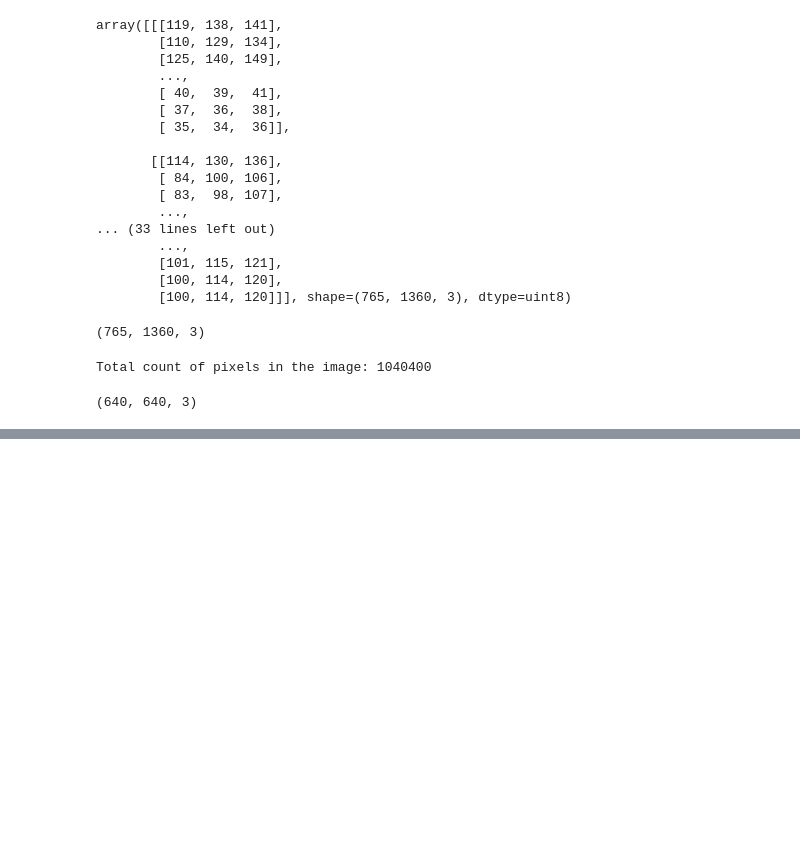
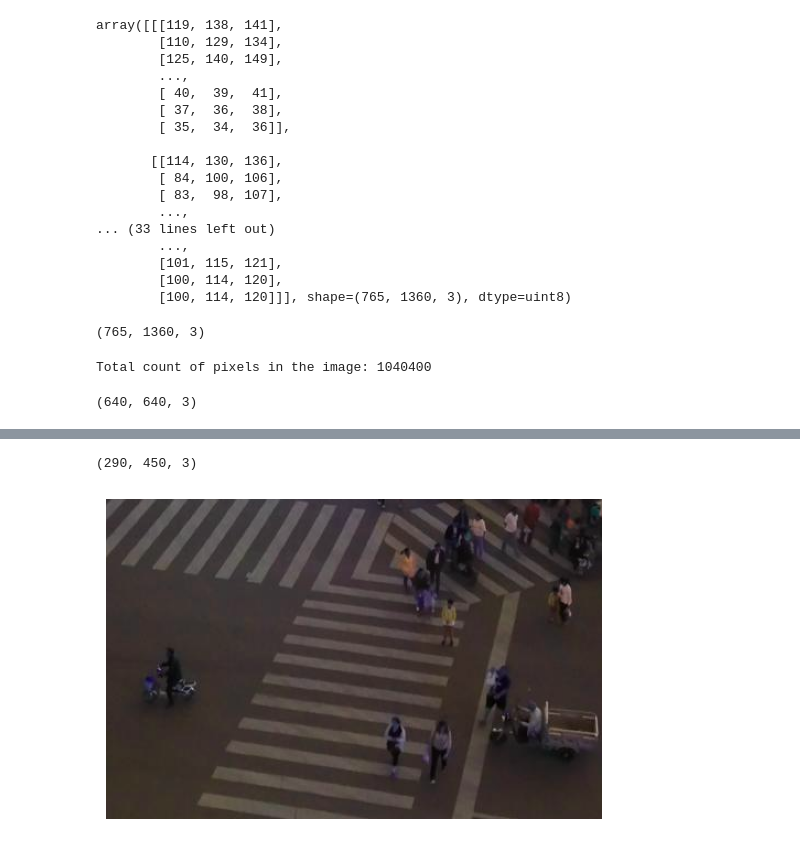
Before and after one commit to khanim-abdullayeva/UAV-Object-Detection-Tracking, a Jupyter notebook: notebooks/01_opencv_fundamentals.ipynb, the cells around one changed output, grey strips where cells are left out. Cells and saved outputs as stored; diff of their text form; code cells hidden in the pictures; blank space fills up the shorter version.

```diff
--- a/notebooks/01_opencv_fundamentals.ipynb
+++ b/notebooks/01_opencv_fundamentals.ipynb
@@ -54,0 +57,13 @@ plt.imshow(resized_image)
+# %%
+# Crop a specific region of the UAV image containing pedestrians and vehicles
+cropped_image = image[310:600, 450:900]
+
+# Display the cropped image
+plt.imshow(cropped_image)
+plt.axis("off")
+
+# Chech the dimensions of the cropped image
+cropped_image.shape
+# %% [output]
+(290, 450, 3)
+[figure, added]
```
Also changed, not shown: parts of 1 cell of this notebook.
